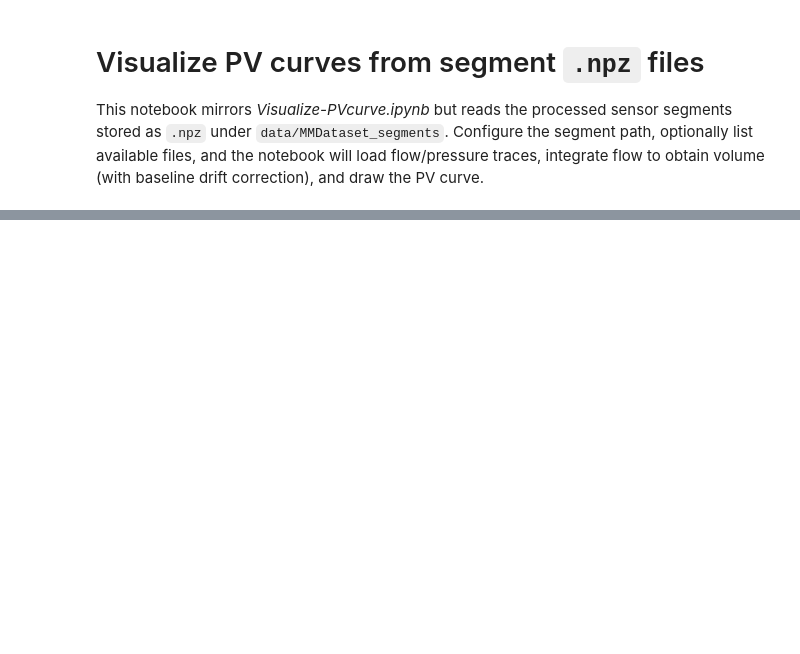
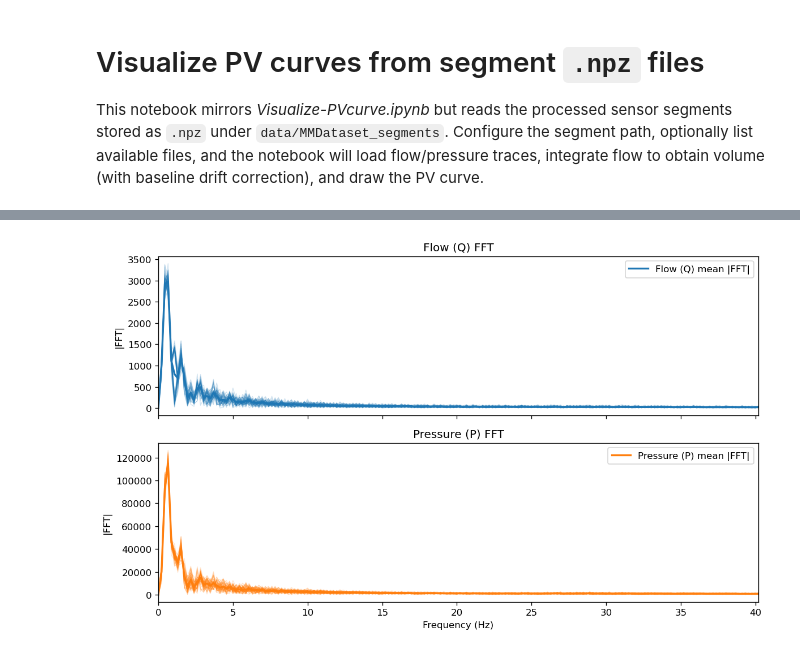
Before and after one commit to vagrant-git/Multimodal-respiratory-sound-classification, a Jupyter notebook: notebooks/Visualize-PVcurve-npz.ipynb, the cells around one changed output, grey strips where cells are left out. Saved outputs shown, nothing was run; the diff lists cells and outputs as text; code cells hidden in the pictures; blank space fills up the shorter version.

```diff
--- a/notebooks/Visualize-PVcurve-npz.ipynb
+++ b/notebooks/Visualize-PVcurve-npz.ipynb
@@ -199,0 +208,97 @@ plot_pv_curve(volume_l, pressure)
+# %%
+# --- FFT over a directory; P & Q on separate subplots ---
+
+def visualize_dir_fft(segments_dir: str, flow_hint: str = 'F_', press_hint: str = 'P_') -> None:
+    npz_files = sorted(glob.glob(os.path.join(segments_dir, '**', '*.npz'), recursive=True))
+    if not npz_files:
+        raise RuntimeError(f"No .npz files found under: {segments_dir}")
+
+    def _pick_column(cols, hint: str) -> str:
+        for c in cols:
+            if c.startswith(hint):
+                return c
+        for c in cols:
+            if hint.lower() in c.lower():
+                return c
+        return cols[0]
+
+    def calc_fft(series: np.ndarray, fs: float):
+        centered = series - np.mean(series)
+        spec = np.fft.rfft(centered)
+        freqs = np.fft.rfftfreq(len(series), d=1.0 / fs)
+        return freqs, np.abs(spec)
+
+    labels: list[str] = []
+    flow_mags: list[np.ndarray] = []
+    press_mags: list[np.ndarray] = []
+    freq_axis = None
+
+    for npz_path in npz_files:
+        data = np.load(npz_path, allow_pickle=True)
+        labels.append(str(_scalar_value(data.get('label', ''))))
+
+        sensor_cols = [str(c) for c in data['sensor_cols']]
+        df = pd.DataFrame(data['sensor_values'], columns=sensor_cols)
+        flow_col = _pick_column(sensor_cols, flow_hint)
+        press_col = _pick_column(sensor_cols, press_hint)
+
+        time_vals = data['sensor_time_epoch'].astype(float)
+        dt = float(np.median(np.diff(time_vals)))
+        if dt <= 0:
+            raise RuntimeError(f'Non-positive dt found in {npz_path}')
+        fs = 1.0 / dt
+
+        freq_flow, mag_flow = calc_fft(df[flow_col].to_numpy(dtype=float), fs)
+        freq_press, mag_press = calc_fft(df[press_col].to_numpy(dtype=float), fs)
+
+        if freq_axis is None:
+            freq_axis = freq_flow
+        else:
+            min_len = min(len(freq_axis), len(freq_flow), len(freq_press))
+            freq_axis = freq_axis[:min_len]
+            flow_mags = [m[:min_len] for m in flow_mags]
+            press_mags = [m[:min_len] for m in press_mags]
+            mag_flow = mag_flow[:min_len]
+            mag_press = mag_press[:min_len]
+
+        flow_mags.append(mag_flow)
+        press_mags.append(mag_press)
+
+    unique_labels = sorted(set(labels))
+    print(f'Processed {len(npz_files)} files under: {segments_dir}')
+    print('Unique labels:', unique_labels)
+    if len(unique_labels) == 1:
+        print('All labels identical.')
+
+    if freq_axis is None:
+        print('No FFT data to plot.')
+        return
+
+    flow_mean = np.vstack(flow_mags).mean(axis=0)
+    press_mean = np.vstack(press_mags).mean(axis=0)
+
+    fig, (ax_flow, ax_press) = plt.subplots(2, 1, figsize=(10, 6), sharex=True)
+    for mag in flow_mags:
+        ax_flow.plot(freq_axis, mag, color='tab:blue', alpha=0.2, linewidth=0.8)
+    ax_flow.plot(freq_axis, flow_mean, color='tab:blue', linewidth=2.0, label='Flow (Q) mean |FFT|')
+    ax_flow.set_ylabel('|FFT|')
+    ax_flow.set_title('Flow (Q) FFT')
+    ax_flow.legend()
+
+    for mag in press_mags:
+        ax_press.plot(freq_axis, mag, color='tab:orange', alpha=0.2, linewidth=0.8)
+    ax_press.plot(freq_axis, press_mean, color='tab:orange', linewidth=2.0, label='Pressure (P) mean |FFT|')
+    ax_press.set_xlim(0, freq_axis.max())
+    ax_press.set_xlabel('Frequency (Hz)')
+    ax_press.set_ylabel('|FFT|')
+    ax_press.set_title('Pressure (P) FFT')
+    ax_press.legend()
+
+    fig.tight_layout()
+    plt.show()
+
+
+# Example: uncomment and update the directory to run
+visualize_dir_fft(r'../data/MMDataset_segments/251118/2025-11-17_23-44-27-SFM3300AW_24410080.edf__record_20251117T154541Z.wav')
+visualize_dir_fft(r'../data/MMDataset_segments/251118/2025-11-18_00-36-39-SFM3300AW_24400737.edf__record_20251117T163755Z.wav')
+# %% [output]
@@ -199,0 +308 @@ plot_pv_curve(volume_l, pressure)
+[figure, added]
```
Also changed, not shown: parts of 2 cells of this notebook, 4 other files.
